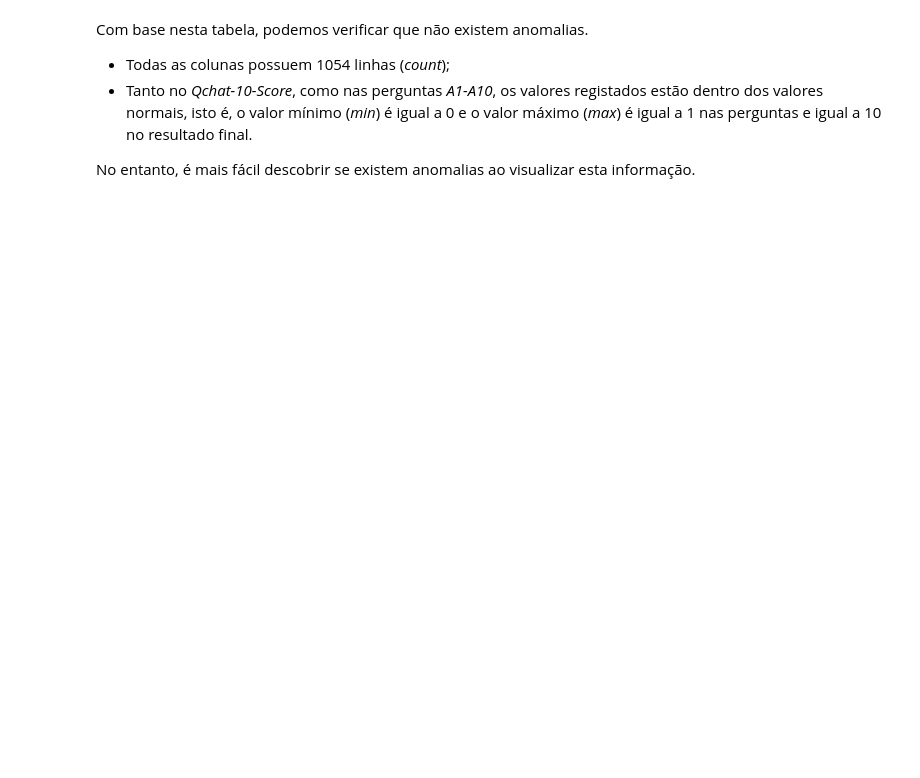
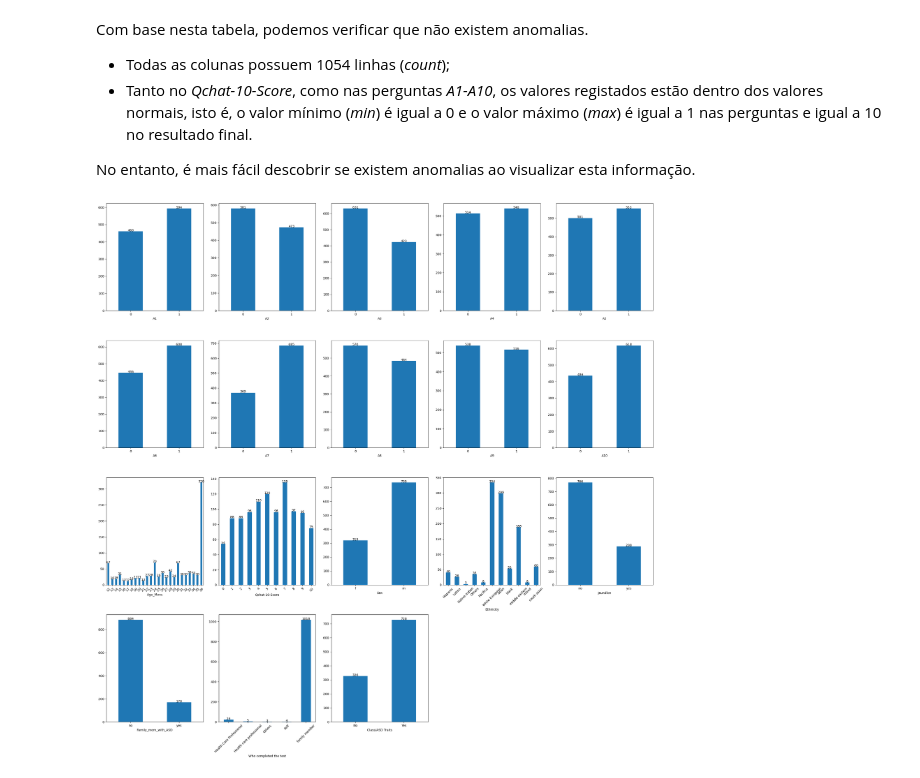
Before and after one commit to hfuturo/FEUP-IA-PROJ2, a Jupyter notebook: autism_dataset_for_toddlers.ipynb, the cells around one changed output. Cells and saved outputs as stored; diff of their text form; code cells hidden in the pictures; blank space fills up the shorter version.

Commit message:
added heatmaps and plots

```diff
--- a/autism_dataset_for_toddlers.ipynb
+++ b/autism_dataset_for_toddlers.ipynb
@@ -143,3 +139,24 @@ Com base nesta tabela, podemos verificar que não existem anomalias.
 - Tanto no *Qchat-10-Score*, como nas perguntas *A1-A10*, os valores registados estão dentro dos valores normais, isto é, o valor mínimo (*min*) é igual a 0 e o valor máximo (*max*) é igual a 1 nas perguntas e igual a 10 no resultado final.
 
 No entanto, é mais fácil descobrir se existem anomalias ao visualizar esta informação.
+# %%
+%matplotlib inline
+
+data_copy = data.copy()
+data_copy[["Sex", "Ethnicity", "Jaundice", "Family_mem_with_ASD", "Who completed the test", "Class/ASD Traits"]] = encoder.inverse_transform(data_copy[["Sex", "Ethnicity", "Jaundice", "Family_mem_with_ASD", "Who completed the test", "Class/ASD Traits"]])
+data_copy.head()
+
+fig, axes = plt.subplots(4, 5, figsize=(25, 25))
+fig.delaxes(axes[3, 4])
+fig.delaxes(axes[3, 3])
+
+for index, col in enumerate(data_copy.columns):
+    value_counts_sorted = data_copy[col].value_counts().sort_index()
+    value_counts_sorted.plot(kind="bar", ax=axes[index//5, index % 5], rot= 45 if len(value_counts_sorted) > 10 or col == "Who completed the test" else 0)
+
+    for i, v in enumerate(value_counts_sorted):
+        axes[index//5, index % 5].text(i, v + 0.1, str(v), ha='center')
+
+fig.tight_layout()
+# %% [output]
+[figure, added]
```
Also changed, not shown: parts of 6 cells of this notebook.
